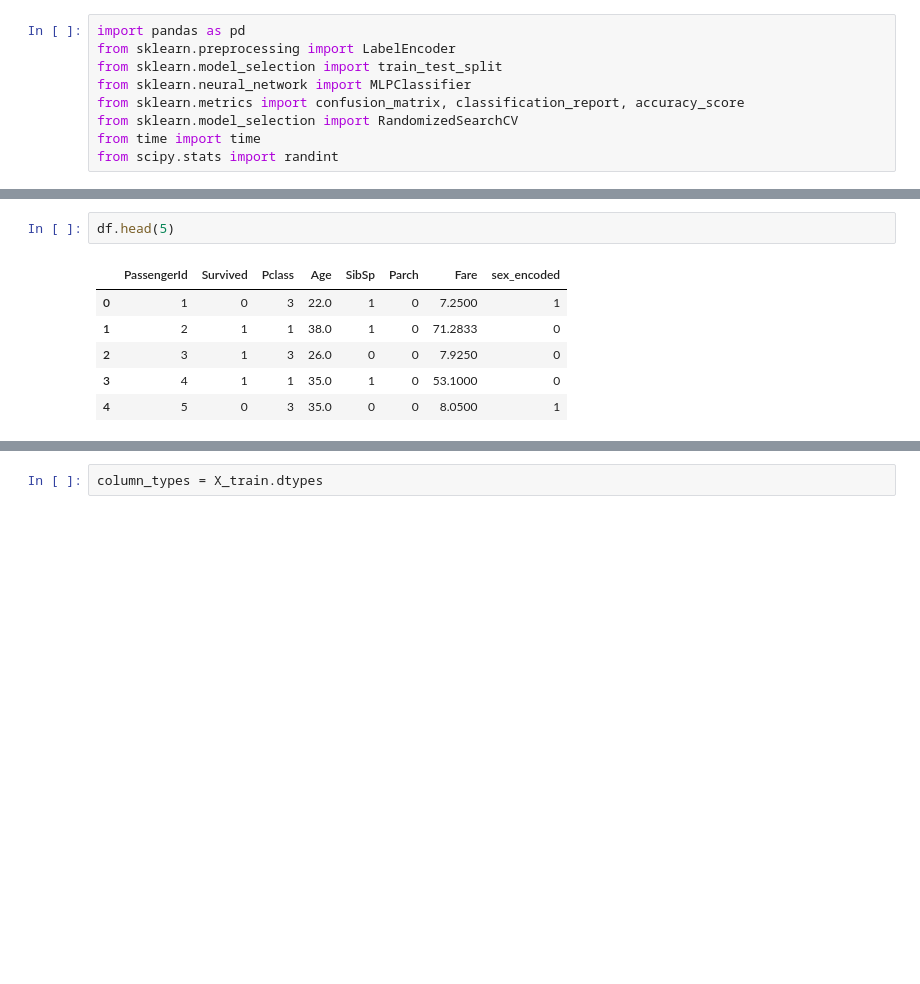
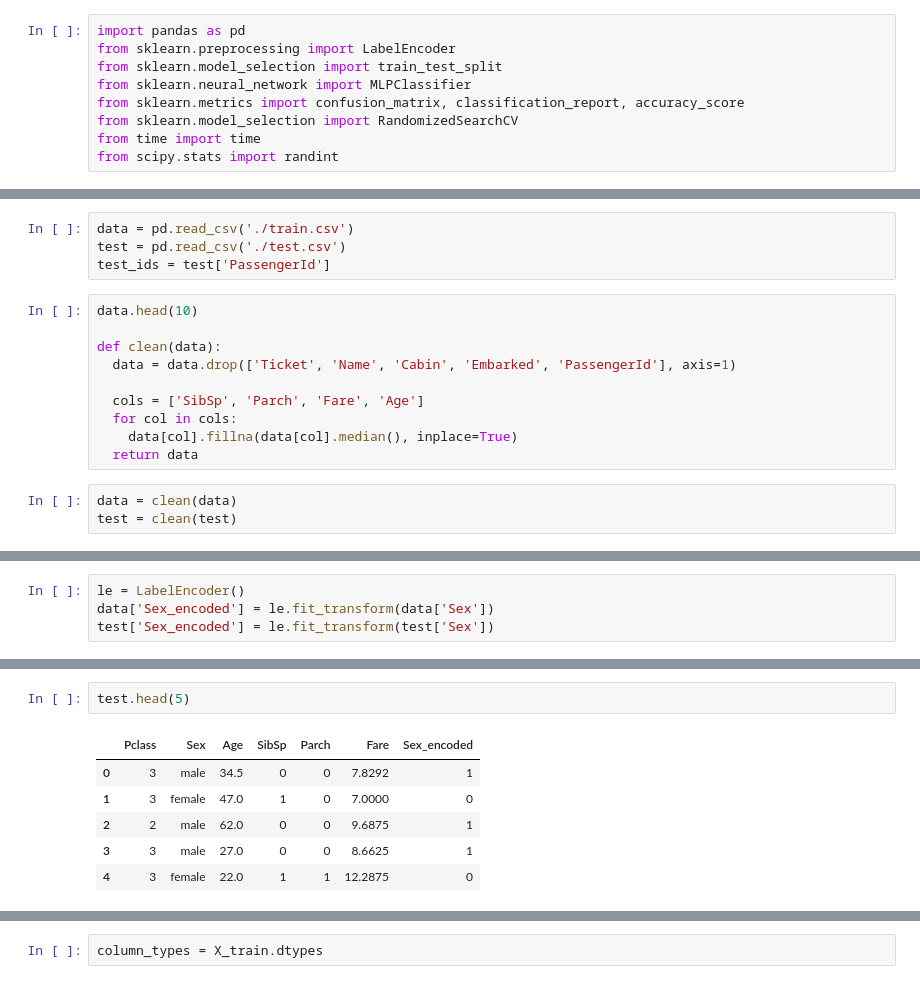
Before and after one commit to loloopes/titanic_survivors, a Jupyter notebook: Titanic.ipynb, the cells around one changed output, grey strips where cells are left out. Saved outputs shown, nothing was run; the diff lists cells and outputs as text; blank space fills up the shorter version.

```diff
--- a/Titanic.ipynb
+++ b/Titanic.ipynb
@@ -49 +10,18 @@ df['sex_encoded'] = label_encoder.fit_transform(df['Sex'])
+# %%
+data = pd.read_csv('./train.csv')
+test = pd.read_csv('./test.csv')
+test_ids = test['PassengerId']
+# %%
+data.head(10)
+
+def clean(data):
+  data = data.drop(['Ticket', 'Name', 'Cabin', 'Embarked', 'PassengerId'], axis=1)
+
+  cols = ['SibSp', 'Parch', 'Fare', 'Age']
+  for col in cols:
+    data[col].fillna(data[col].median(), inplace=True)
+  return data
+# %%
+data = clean(data)
+test = clean(test)
 # %%
@@ -57,0 +45,4 @@ df.head(5)
+# %%
+le = LabelEncoder()
+data['Sex_encoded'] = le.fit_transform(data['Sex'])
+test['Sex_encoded'] = le.fit_transform(test['Sex'])
@@ -60,10 +92,10 @@ df = df.drop('Sex', axis=1)
 # %%
-df.head(5)
+test.head(5)
 # %% [output]
-|  | PassengerId | Survived | Pclass | Age | SibSp | Parch | Fare | sex_encoded |
-| 0 | 1 | 0 | 3 | 22.0 | 1 | 0 | 7.2500 | 1 |
-| 1 | 2 | 1 | 1 | 38.0 | 1 | 0 | 71.2833 | 0 |
-| 2 | 3 | 1 | 3 | 26.0 | 0 | 0 | 7.9250 | 0 |
-| 3 | 4 | 1 | 1 | 35.0 | 1 | 0 | 53.1000 | 0 |
-| 4 | 5 | 0 | 3 | 35.0 | 0 | 0 | 8.0500 | 1 |
+|  | Pclass | Sex | Age | SibSp | Parch | Fare | Sex_encoded |
+| 0 | 3 | male | 34.5 | 0 | 0 | 7.8292 | 1 |
+| 1 | 3 | female | 47.0 | 1 | 0 | 7.0000 | 0 |
+| 2 | 2 | male | 62.0 | 0 | 0 | 9.6875 | 1 |
+| 3 | 3 | male | 27.0 | 0 | 0 | 8.6625 | 1 |
+| 4 | 3 | female | 22.0 | 1 | 1 | 12.2875 | 0 |
 # %%
```
Also changed, not shown: parts of 42 cells of this notebook, 1 other file.
